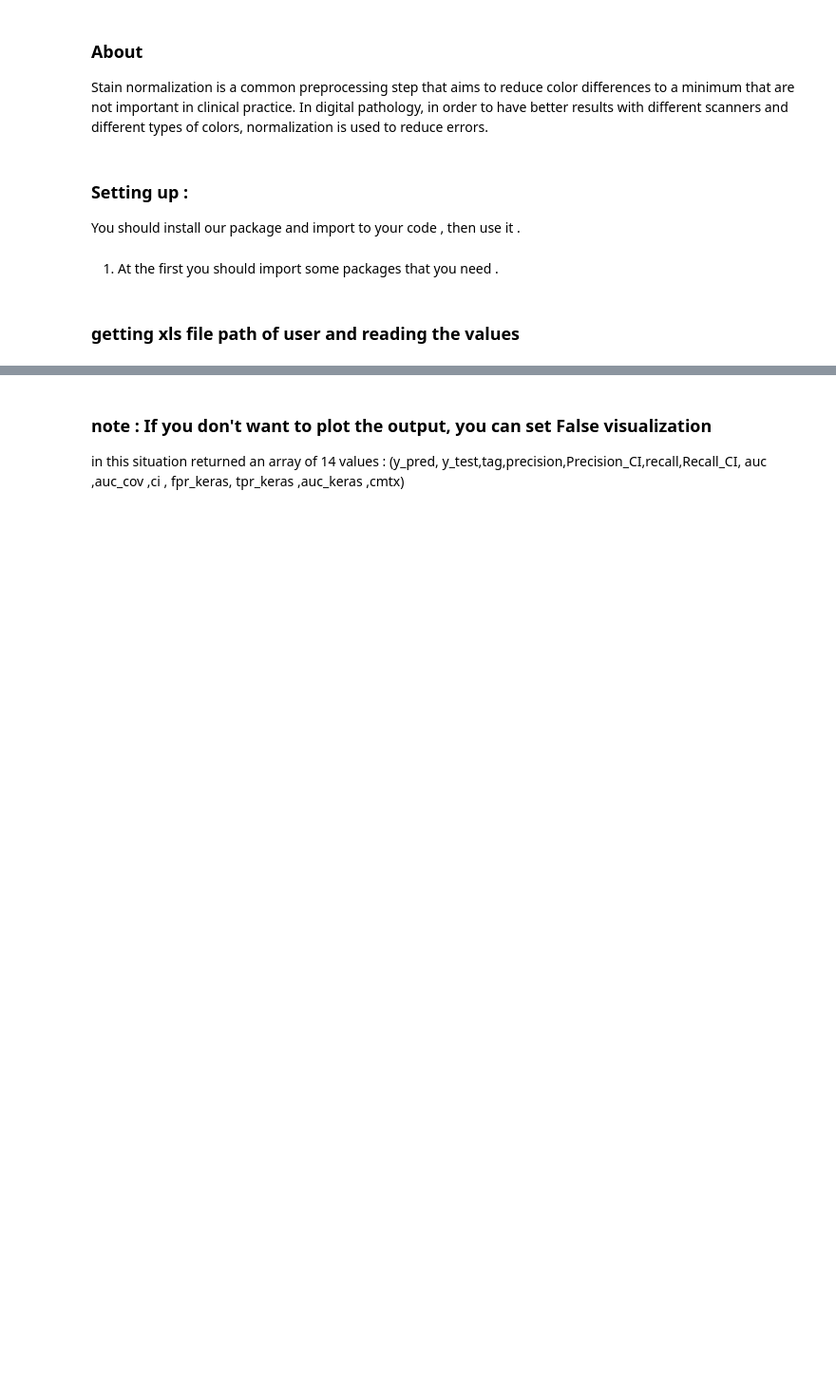
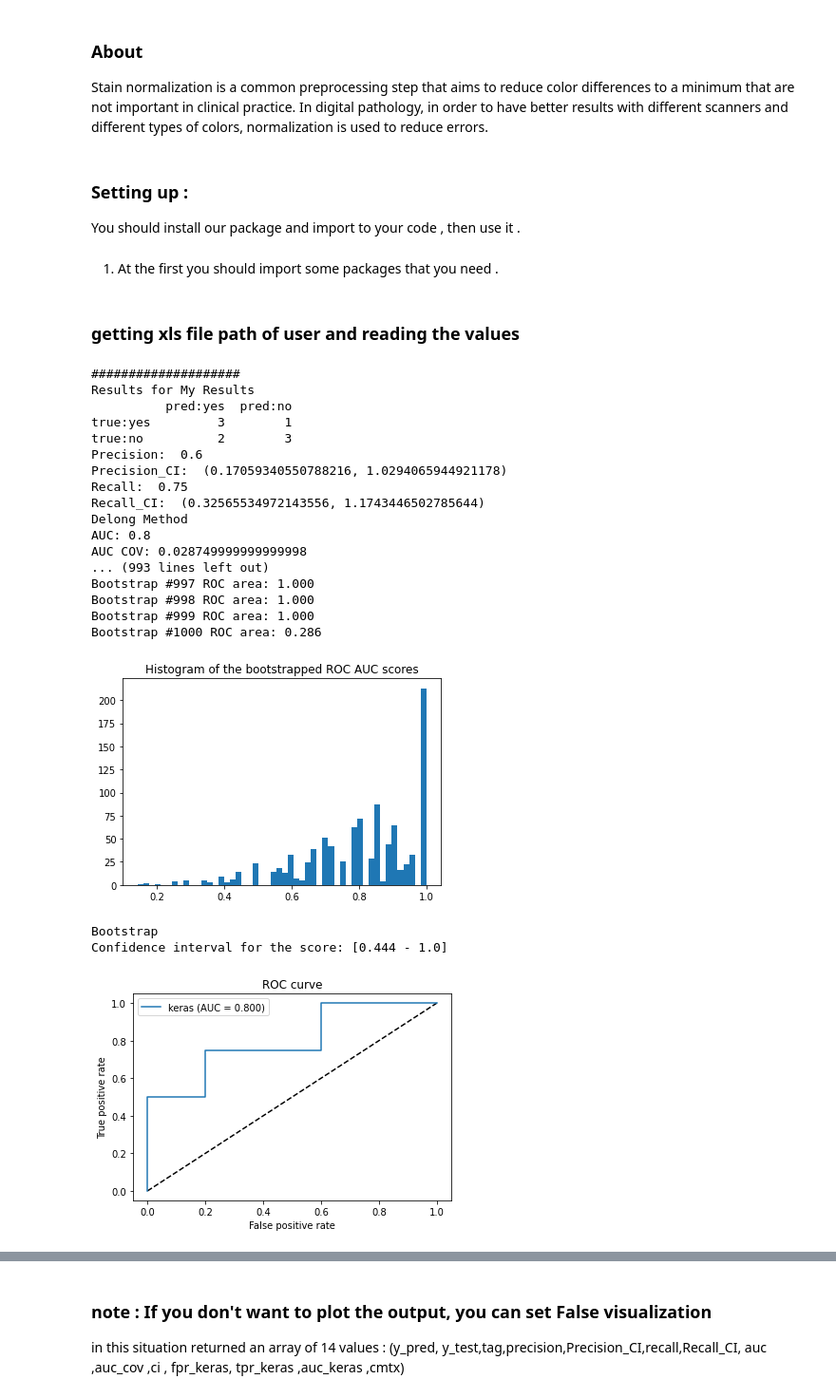
Before and after one commit to DIDSR/ValidPath, a Jupyter notebook: 05_performance_assessment.ipynb, the cells around one changed output, grey strips where cells are left out. Shown: that part at 95% size. Drawn from its saved outputs; the diff is of its cells as text; code cells hidden in the pictures; blank space fills up the shorter version.

```diff
--- a/05_performance_assessment.ipynb
+++ b/05_performance_assessment.ipynb
@@ -70,7 +69,37 @@ precision,Precision_CI,recall,Recall_CI, auc_delong ,auc_delong_cov ,ci_delong ,
 # %%
 #For quick testing
 y_pred = np.array([0.21, 0.32, 0.63, 0.35, 0.92, 0.79, 0.82, 0.99, 0.04])
 y_truth= np.array([0,    1,    0,    0,    1,    1,    0,    1,   0  ])
 plot_roc = True
 tag = 'Test'
-Results = UncertaintyAnalysis.get_report(y_pred , y_truth, tag, plot_roc)
+
+
+UncertaintyAnalysis.perform_Delong = True
+UncertaintyAnalysis.perform_Bootstrap = True
+UncertaintyAnalysis.plot_roc = True
+
+
+
+Results = UncertaintyAnalysis.get_report(y_pred , y_truth)
+# %% [output]
+####################
+Results for My Results
+          pred:yes  pred:no
+true:yes         3        1
+true:no          2        3
+Precision:  0.6
+Precision_CI:  (0.17059340550788216, 1.0294065944921178)
+Recall:  0.75
+Recall_CI:  (0.32565534972143556, 1.1743446502785644)
+Delong Method
+AUC: 0.8
+AUC COV: 0.028749999999999998
+... (993 lines left out)
+Bootstrap #997 ROC area: 1.000
+Bootstrap #998 ROC area: 1.000
+Bootstrap #999 ROC area: 1.000
+Bootstrap #1000 ROC area: 0.286
+[figure, added]
+Bootstrap
+Confidence interval for the score: [0.444 - 1.0]
+[figure, added]
```
Also changed, not shown: parts of 12 cells of this notebook, 1 other file.
